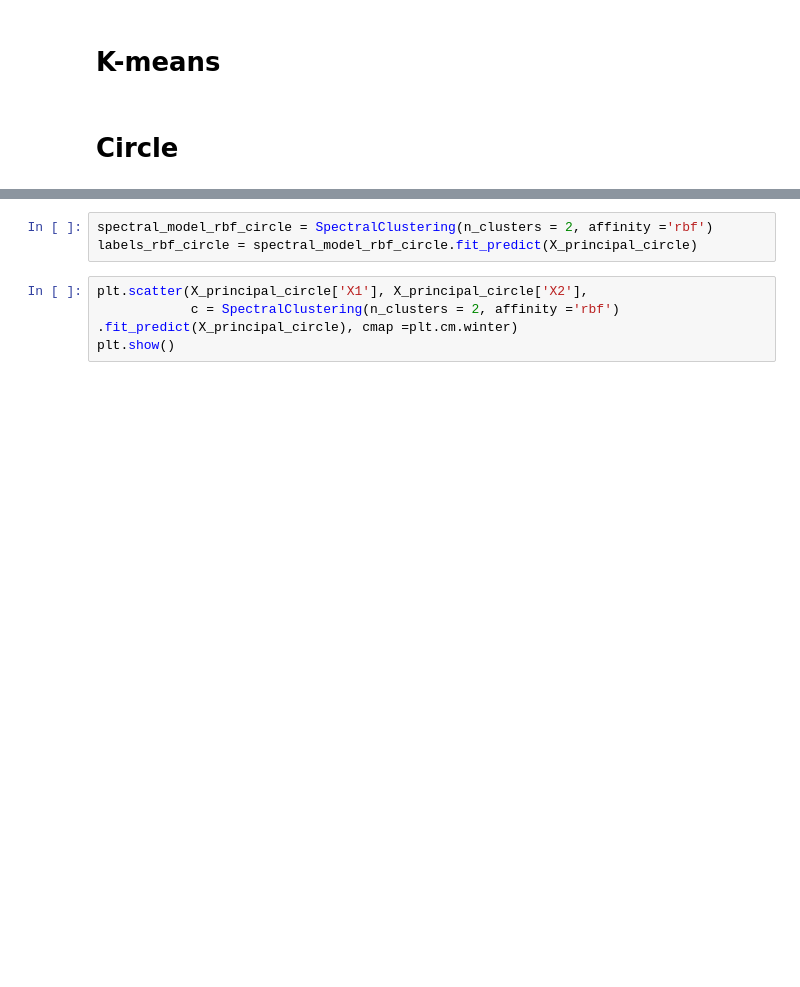
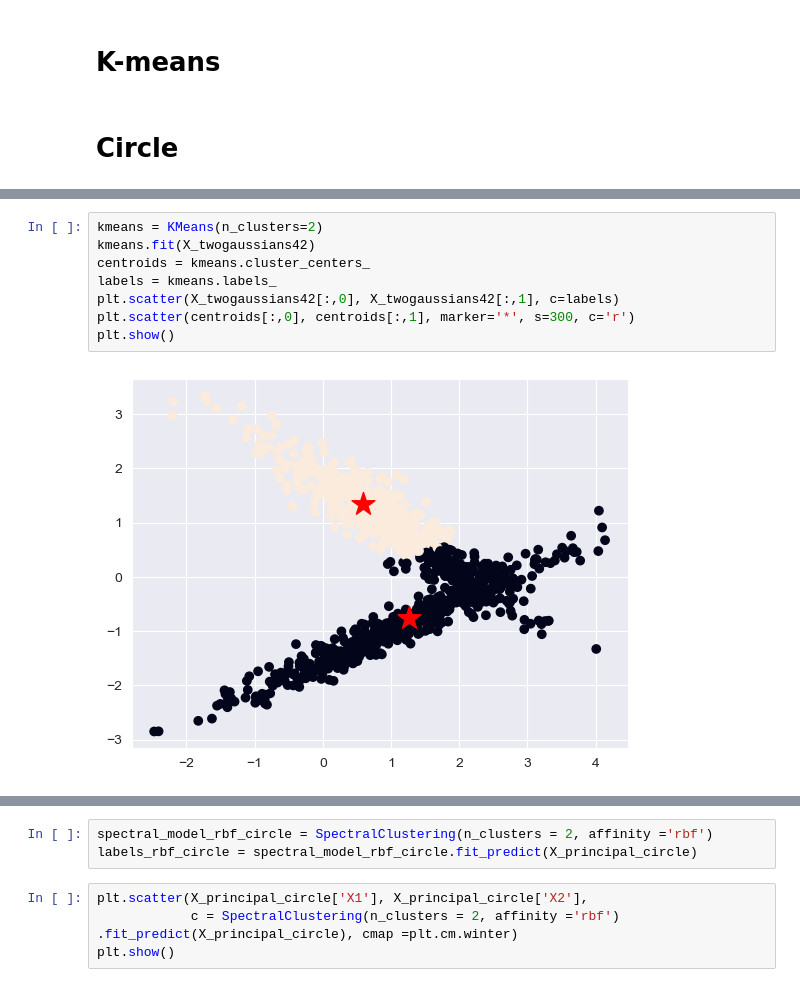
Before and after one commit to ehsanap7/adv_topics_ai, a Jupyter notebook: assignments/assignment_1/code/clustering_models.ipynb, the cells around one changed output, grey strips where cells are left out. Drawn from its saved outputs; the diff is of its cells as text; blank space fills up the shorter version.

```diff
--- a/assignments/assignment_1/code/clustering_models.ipynb
+++ b/assignments/assignment_1/code/clustering_models.ipynb
@@ -59,0 +80,10 @@ y_twogaussians42 = twogaussians42_csv['label'].values
+# %%
+kmeans = KMeans(n_clusters=2)
+kmeans.fit(X_twogaussians42)
+centroids = kmeans.cluster_centers_
+labels = kmeans.labels_
+plt.scatter(X_twogaussians42[:,0], X_twogaussians42[:,1], c=labels)
+plt.scatter(centroids[:,0], centroids[:,1], marker='*', s=300, c='r')
+plt.show()
+# %% [output]
+[figure, added]
```
Also changed, not shown: parts of 39 cells of this notebook.
